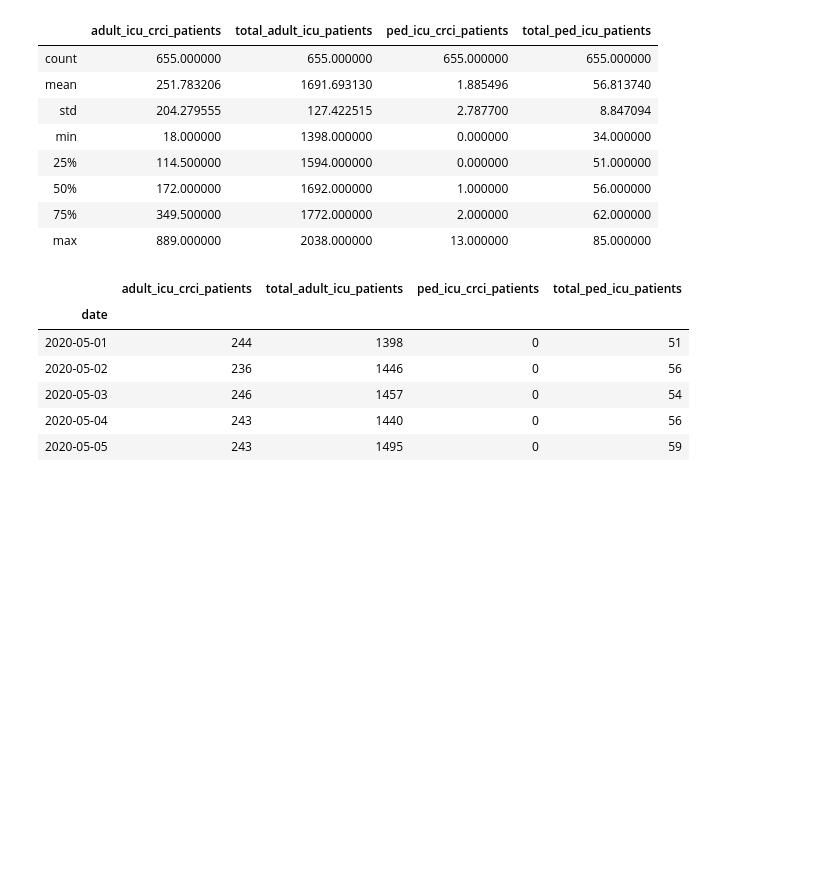
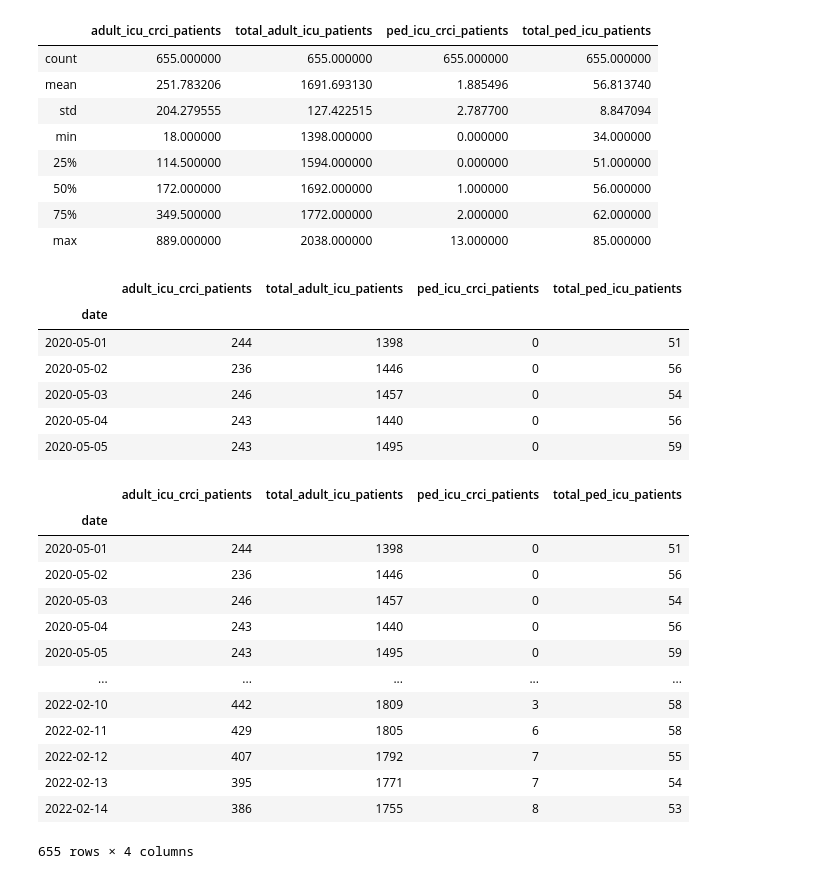
Before and after one commit to Jneny/Hospitalcapacity, a Jupyter notebook: 820_Hospitalcapacity.ipynb, the cells around one changed output. Cells and saved outputs as stored; diff of their text form; code cells hidden in the pictures; blank space fills up the shorter version.

```diff
--- a/820_Hospitalcapacity.ipynb
+++ b/820_Hospitalcapacity.ipynb
@@ -122,0 +120,18 @@ pd.Series.head(data.iloc[: , [0, 3, 5, 8]])
+# %%
+critpatientdf = (data.iloc[: , [0, 3, 5, 8]])
+critpatientdf
+# %% [output]
+|  | adult_icu_crci_patients | total_adult_icu_patients | ped_icu_crci_patients | total_ped_icu_patients |
+| date |  |  |  |  |
+| 2020-05-01 | 244 | 1398 | 0 | 51 |
+| 2020-05-02 | 236 | 1446 | 0 | 56 |
+| 2020-05-03 | 246 | 1457 | 0 | 54 |
+| 2020-05-04 | 243 | 1440 | 0 | 56 |
+| 2020-05-05 | 243 | 1495 | 0 | 59 |
+| ... | ... | ... | ... | ... |
+| 2022-02-10 | 442 | 1809 | 3 | 58 |
+| 2022-02-11 | 429 | 1805 | 6 | 58 |
+| 2022-02-12 | 407 | 1792 | 7 | 55 |
+| 2022-02-13 | 395 | 1771 | 7 | 54 |
+| 2022-02-14 | 386 | 1755 | 8 | 53 |
+655 rows × 4 columns
```
Also changed, not shown: parts of 9 cells of this notebook.
